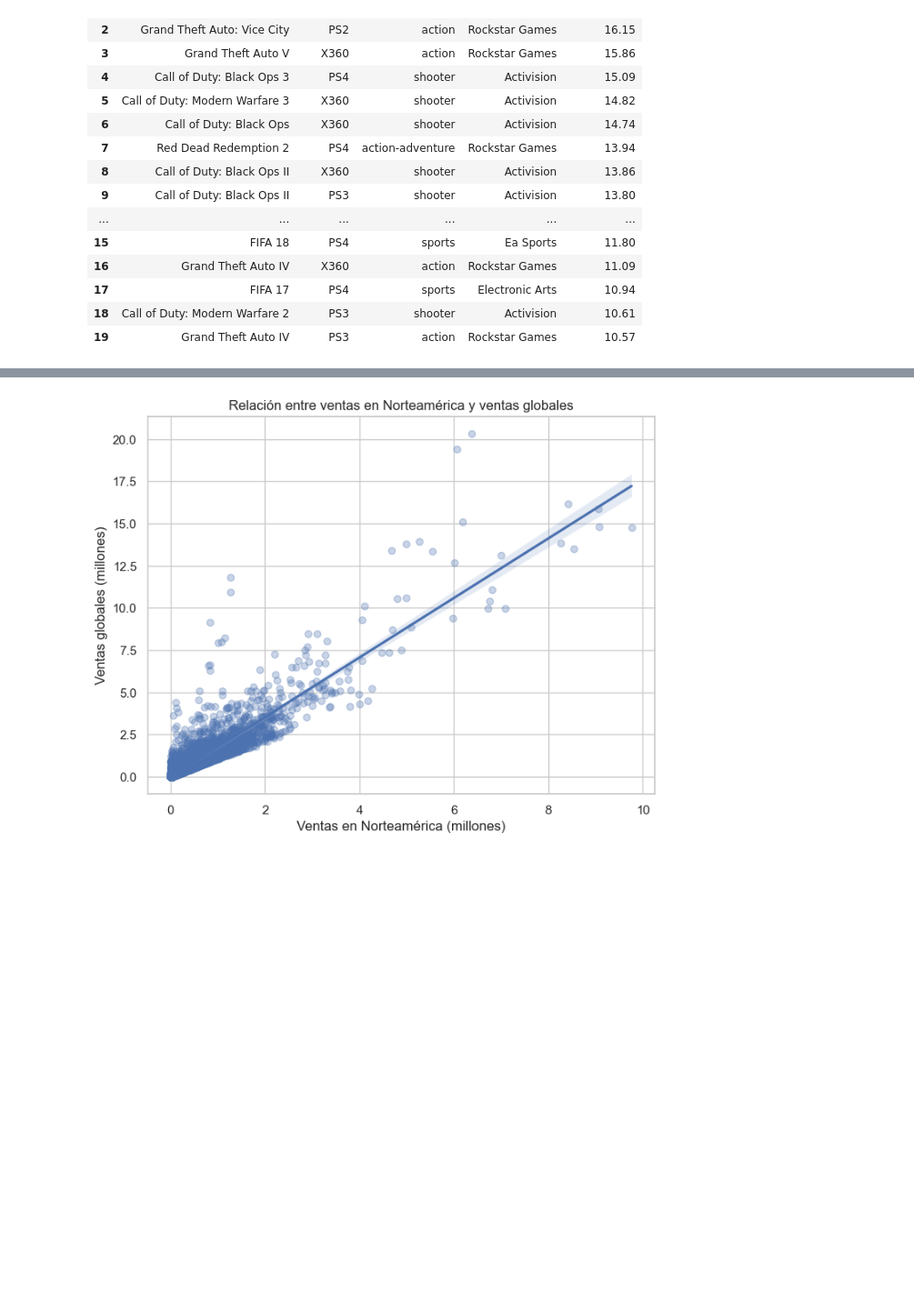
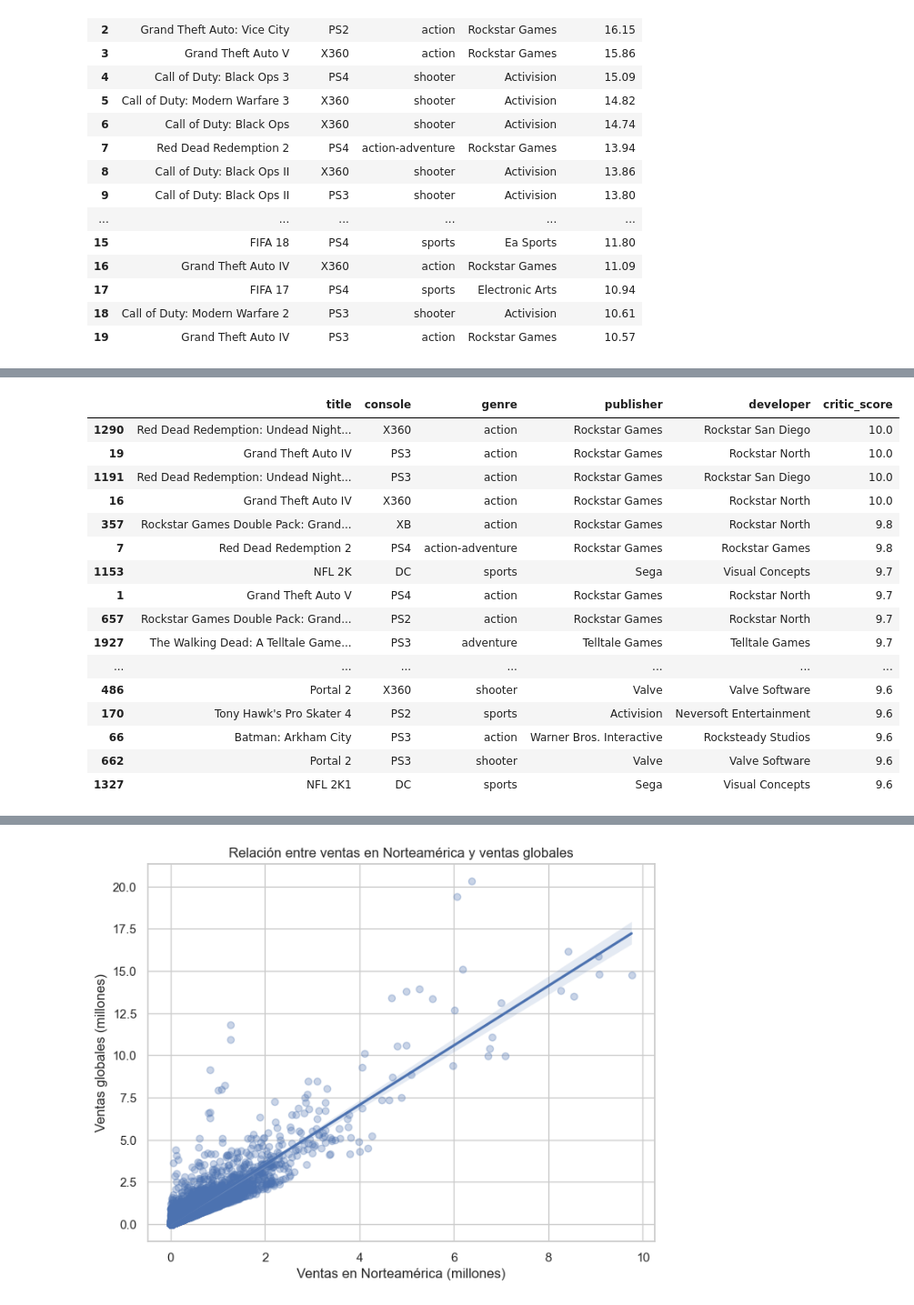
Before and after one commit to Jorge-Vilavella/Proyecto, a Jupyter notebook: notebooks/eda.ipynb, the cells around one changed output, grey strips where cells are left out. Shown at 91% size. Cells and saved outputs as stored; diff of their text form; code cells hidden in the pictures; blank space fills up the shorter version.

Commit message:
Hecho hasta vista 18

```diff
--- a/notebooks/eda.ipynb
+++ b/notebooks/eda.ipynb
@@ -646,0 +747,16 @@ vista6_top20_juegos
+# %%
+# Asegurarse de que release_date está en datetime
+df["release_date"] = pd.to_datetime(df["release_date"], errors="coerce")
+
+df_year = df.dropna(subset=["release_date"]).copy()
+df_year["year"] = df_year["release_date"].dt.year
+
+vista10_ventas_por_año = (
+    df_year.groupby("year")["total_sales"]
+           .sum()
+           .reset_index()
+           .sort_values("year")
+           .rename(columns={"total_sales": "ventas_globales"})
+)
+
+vista10_ventas_por_año
@@ -650,0 +827,10 @@ vista6_top20_juegos
+# %%
+# Asegurarnos de tener la columna de año
+df["release_date"] = pd.to_datetime(df["release_date"], errors="coerce")
+df_year = df.dropna(subset=["release_date"]).copy()
+df_year["year"] = df_year["release_date"].dt.year
+
+idx_max_por_año = df_year.groupby("year")["total_sales"].idxmax()
+
+vista11_top_juego_por_año = df_year.loc[idx_max_por_año, ["year", "title", "console", "genre", "total_sales"]]
+vista11_top_juego_por_año.sort_values("year")
@@ -653,2 +866,26 @@ vista6_top20_juegos
 # %%
-### Vista 13: Top compañias mejor valoradas
+vista12_mejor_valorados = (
+    df.sort_values("critic_score", ascending=False)
+      .head(20)
+      [["title", "console", "genre", "publisher", "developer", "critic_score"]]
+)
+
+vista12_mejor_valorados
+# %% [output]
+|  | title | console | genre | publisher | developer | critic_score |
+| 1290 | Red Dead Redemption: Undead Night... | X360 | action | Rockstar Games | Rockstar San Diego | 10.0 |
+| 19 | Grand Theft Auto IV | PS3 | action | Rockstar Games | Rockstar North | 10.0 |
+| 1191 | Red Dead Redemption: Undead Night... | PS3 | action | Rockstar Games | Rockstar San Diego | 10.0 |
+| 16 | Grand Theft Auto IV | X360 | action | Rockstar Games | Rockstar North | 10.0 |
+| 357 | Rockstar Games Double Pack: Grand... | XB | action | Rockstar Games | Rockstar North | 9.8 |
+| 7 | Red Dead Redemption 2 | PS4 | action-adventure | Rockstar Games | Rockstar Games | 9.8 |
+| 1153 | NFL 2K | DC | sports | Sega | Visual Concepts | 9.7 |
+| 1 | Grand Theft Auto V | PS4 | action | Rockstar Games | Rockstar North | 9.7 |
+| 657 | Rockstar Games Double Pack: Grand... | PS2 | action | Rockstar Games | Rockstar North | 9.7 |
+| 1927 | The Walking Dead: A Telltale Game... | PS3 | adventure | Telltale Games | Telltale Games | 9.7 |
+| ... | ... | ... | ... | ... | ... | ... |
+| 486 | Portal 2 | X360 | shooter | Valve | Valve Software | 9.6 |
+| 170 | Tony Hawk's Pro Skater 4 | PS2 | sports | Activision | Neversoft Entertainment | 9.6 |
+| 66 | Batman: Arkham City | PS3 | action | Warner Bros. Interactive | Rocksteady Studios | 9.6 |
+| 662 | Portal 2 | PS3 | shooter | Valve | Valve Software | 9.6 |
+| 1327 | NFL 2K1 | DC | sports | Sega | Visual Concepts | 9.6 |
```
Also changed, not shown: parts of 28 cells of this notebook.
